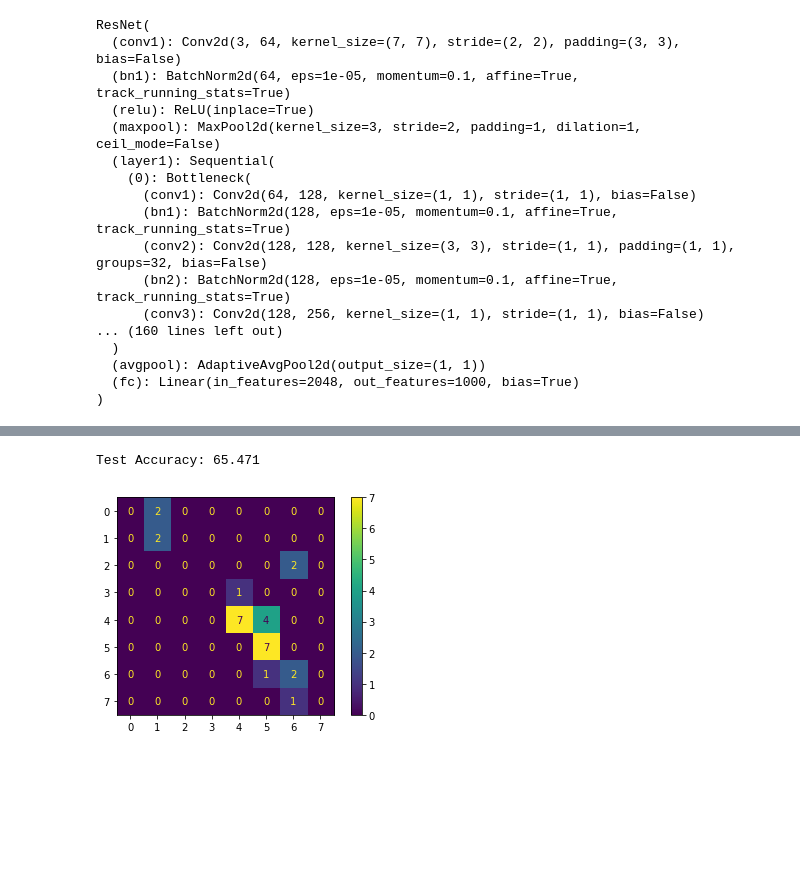
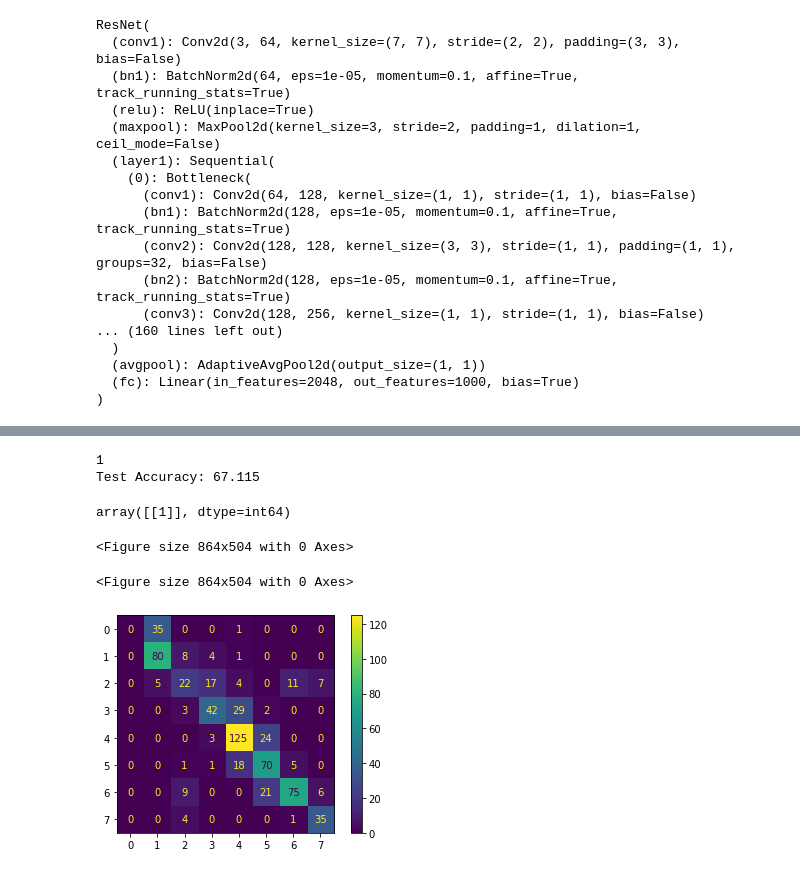
Before and after one commit to saiT1108/GalaxyClassifier, a Jupyter notebook: DataProcessor.ipynb, the cells around one changed output, grey strips where cells are left out. Drawn from its saved outputs; the diff is of its cells as text; code cells hidden in the pictures; blank space fills up the shorter version.

```diff
--- a/DataProcessor.ipynb
+++ b/DataProcessor.ipynb
@@ -529,11 +535,47 @@ plt.show()
 # %%
 model = model.eval()
+print(test_loader.batch_size)
 ts_acc, cm = accuracy(model, test_loader, device)
 print(f"Test Accuracy: {ts_acc:0.3f}")
-try:
-    cm.plot()
-except Exception:
-    pass
+cm
 # %% [output]
-Test Accuracy: 65.471
+1
+Test Accuracy: 67.115
-[figure, removed]
+array([[1]], dtype=int64)
+# %%
+from sklearn import metrics
+
+y_pred = []
+y_true = []
+
+# iterate over test data
+for imgs, labels in test_loader:
+        output = model(imgs) # Feed Network
+
+        output = (torch.max(torch.exp(output), 1)[1]).data.cpu().numpy()
+        y_pred.extend(output) # Save Prediction
+
+        labels = labels.data.cpu().numpy()
+        y_true.extend(labels) # Save Truth
+
+# constant for classes
+classes = ('T-shirt/top', 'Trouser', 'Pullover', 'Dress', 'Coat',
+        'Sandal', 'Shirt', 'Sneaker', 'Bag', 'Ankle Boot')
+
+# Build confusion matrix
+cf_matrix = metrics.confusion_matrix(y_true, y_pred)
+# df_cm = pd.DataFrame(cf_matrix / np.sum(cf_matrix, axis=1)[:, None], index = [i for i in classes],
+#                      columns = [i for i in classes])
+plt.figure(figsize = (12,7))
+# %% [output]
+<Figure size 864x504 with 0 Axes>
+<Figure size 864x504 with 0 Axes>
+# %%
+cf_matrix
+cm_display = metrics.ConfusionMatrixDisplay(confusion_matrix = cf_matrix, display_labels = [False, False])
+try:
+    cm_display.plot()
+except Exception:
+    pass
+# %% [output]
+[figure, added]
```
Also changed, not shown: parts of 8 cells of this notebook.
